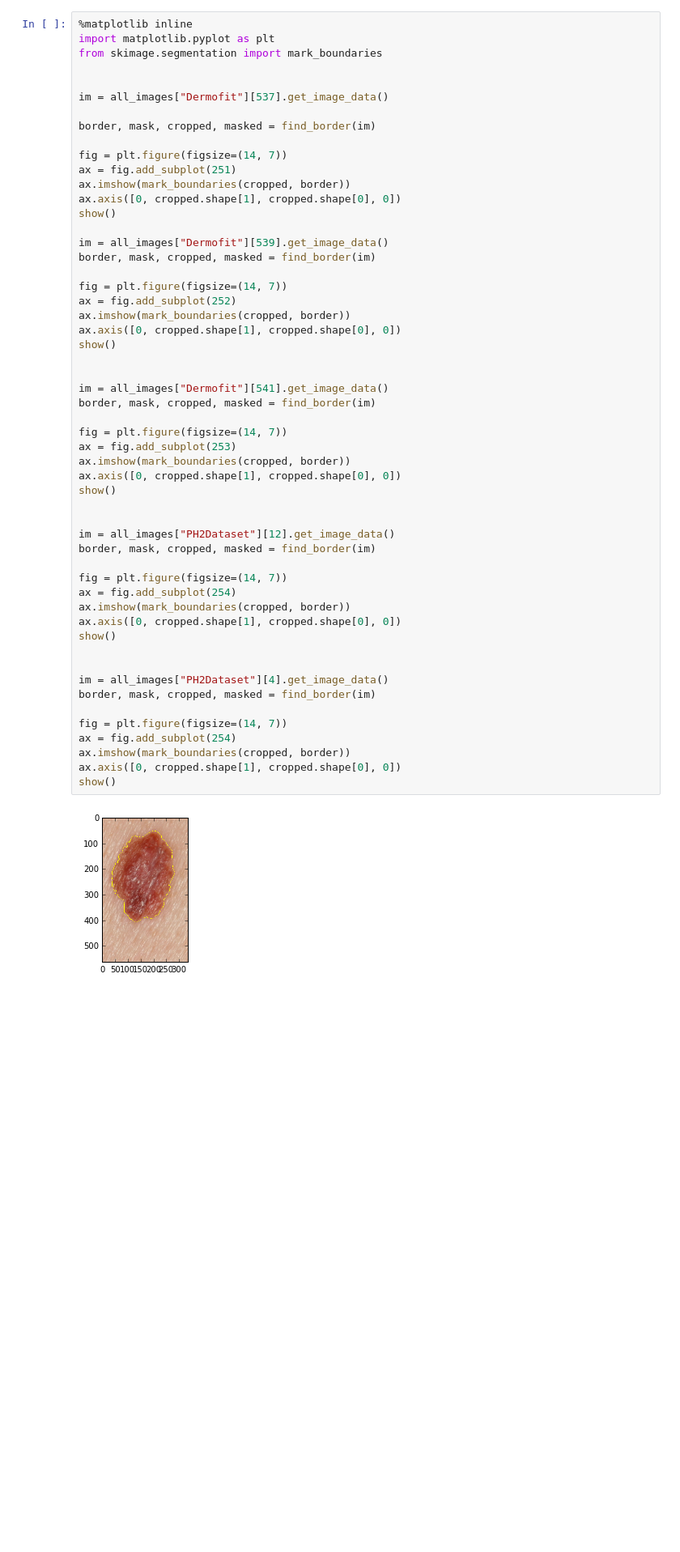
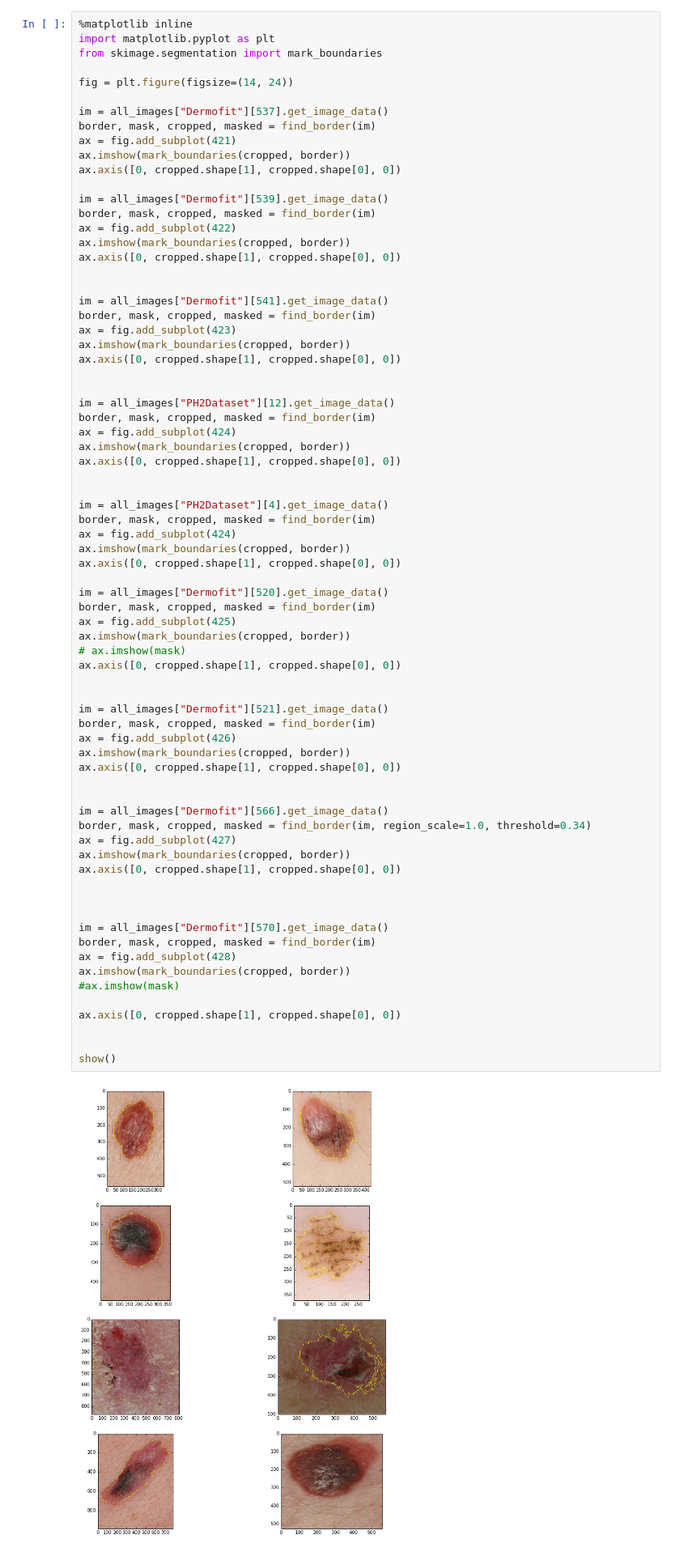
Before and after one commit to alexgustafson/BATests, a Jupyter notebook: Extract Border.ipynb, the cells around one changed output. Shown: that part at 81% size. Saved outputs shown, nothing was run; the diff lists cells and outputs as text; blank space fills up the shorter version.

Commit message:
border final

```diff
--- a/Extract Border.ipynb
+++ b/Extract Border.ipynb
@@ -169,54 +170,73 @@ def find_border(image_original, region_scale=1.0, threshold=0.23):
 import matplotlib.pyplot as plt
 from skimage.segmentation import mark_boundaries
 
+fig = plt.figure(figsize=(14, 24))
 
 im = all_images["Dermofit"][537].get_image_data()
-
 border, mask, cropped, masked = find_border(im)
-
-fig = plt.figure(figsize=(14, 7))
-ax = fig.add_subplot(251)
+ax = fig.add_subplot(421)
 ax.imshow(mark_boundaries(cropped, border))
 ax.axis([0, cropped.shape[1], cropped.shape[0], 0])
-show()
 
 im = all_images["Dermofit"][539].get_image_data()
 border, mask, cropped, masked = find_border(im)
-
-fig = plt.figure(figsize=(14, 7))
-ax = fig.add_subplot(252)
+ax = fig.add_subplot(422)
 ax.imshow(mark_boundaries(cropped, border))
 ax.axis([0, cropped.shape[1], cropped.shape[0], 0])
-show()
 
 
 im = all_images["Dermofit"][541].get_image_data()
 border, mask, cropped, masked = find_border(im)
-
-fig = plt.figure(figsize=(14, 7))
-ax = fig.add_subplot(253)
+ax = fig.add_subplot(423)
 ax.imshow(mark_boundaries(cropped, border))
 ax.axis([0, cropped.shape[1], cropped.shape[0], 0])
-show()
 
 
 im = all_images["PH2Dataset"][12].get_image_data()
 border, mask, cropped, masked = find_border(im)
-
-fig = plt.figure(figsize=(14, 7))
-ax = fig.add_subplot(254)
+ax = fig.add_subplot(424)
 ax.imshow(mark_boundaries(cropped, border))
 ax.axis([0, cropped.shape[1], cropped.shape[0], 0])
-show()
 
 
 im = all_images["PH2Dataset"][4].get_image_data()
 border, mask, cropped, masked = find_border(im)
-
-fig = plt.figure(figsize=(14, 7))
-ax = fig.add_subplot(254)
+ax = fig.add_subplot(424)
 ax.imshow(mark_boundaries(cropped, border))
 ax.axis([0, cropped.shape[1], cropped.shape[0], 0])
+
+im = all_images["Dermofit"][520].get_image_data()
+border, mask, cropped, masked = find_border(im)
+ax = fig.add_subplot(425)
+ax.imshow(mark_boundaries(cropped, border))
+# ax.imshow(mask)
+ax.axis([0, cropped.shape[1], cropped.shape[0], 0])
+
+
+im = all_images["Dermofit"][521].get_image_data()
+border, mask, cropped, masked = find_border(im)
+ax = fig.add_subplot(426)
+ax.imshow(mark_boundaries(cropped, border))
+ax.axis([0, cropped.shape[1], cropped.shape[0], 0])
+
+
+im = all_images["Dermofit"][566].get_image_data()
+border, mask, cropped, masked = find_border(im, region_scale=1.0, threshold=0.34)
+ax = fig.add_subplot(427)
+ax.imshow(mark_boundaries(cropped, border))
+ax.axis([0, cropped.shape[1], cropped.shape[0], 0])
+
+
+
+im = all_images["Dermofit"][570].get_image_data()
+border, mask, cropped, masked = find_border(im)
+ax = fig.add_subplot(428)
+ax.imshow(mark_boundaries(cropped, border))
+#ax.imshow(mask)
+
+ax.axis([0, cropped.shape[1], cropped.shape[0], 0])
+
+
 show()
 # %% [output]
-[figure, old version]
+[figure, new version]
```
Also changed, not shown: parts of 2 cells of this notebook.
